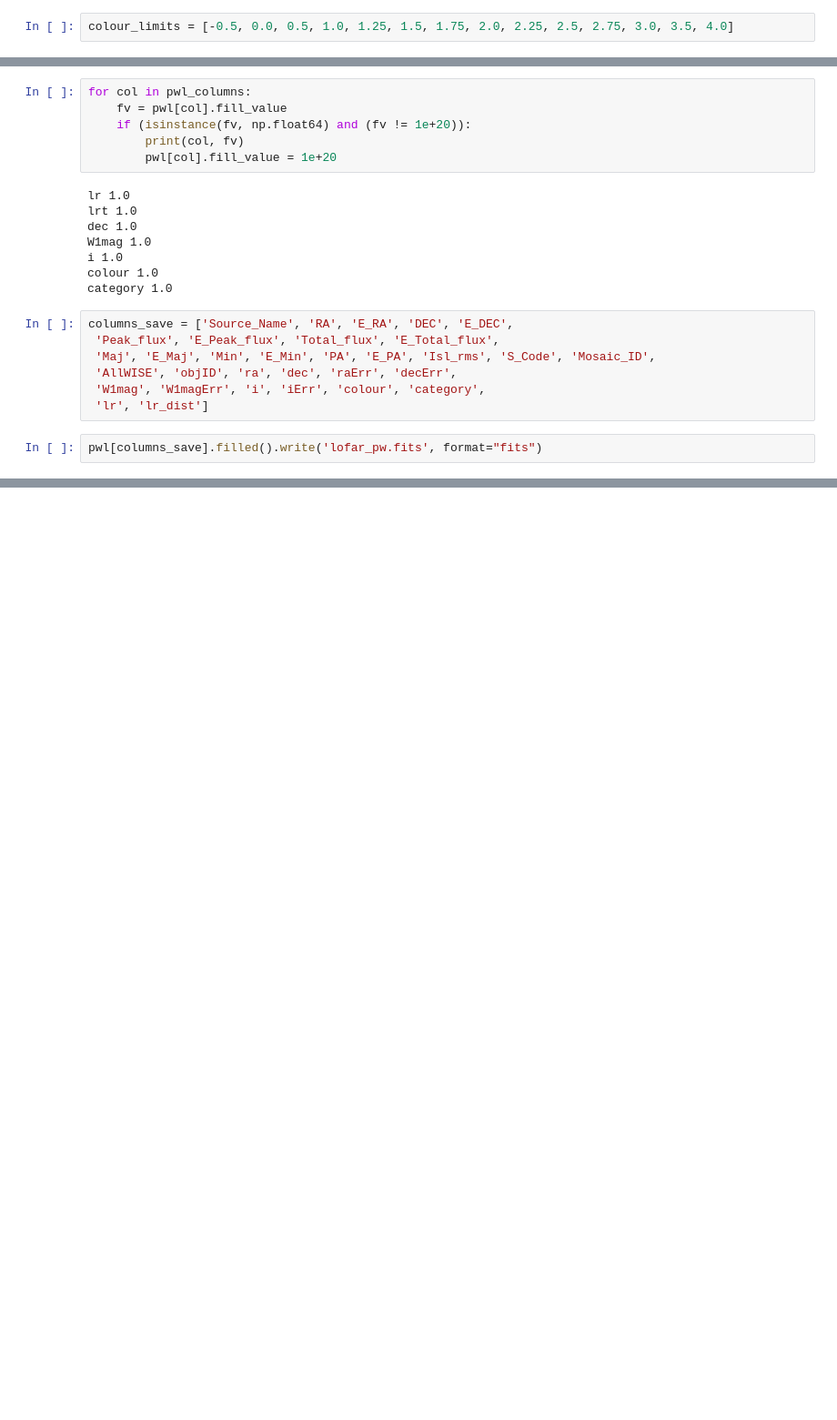
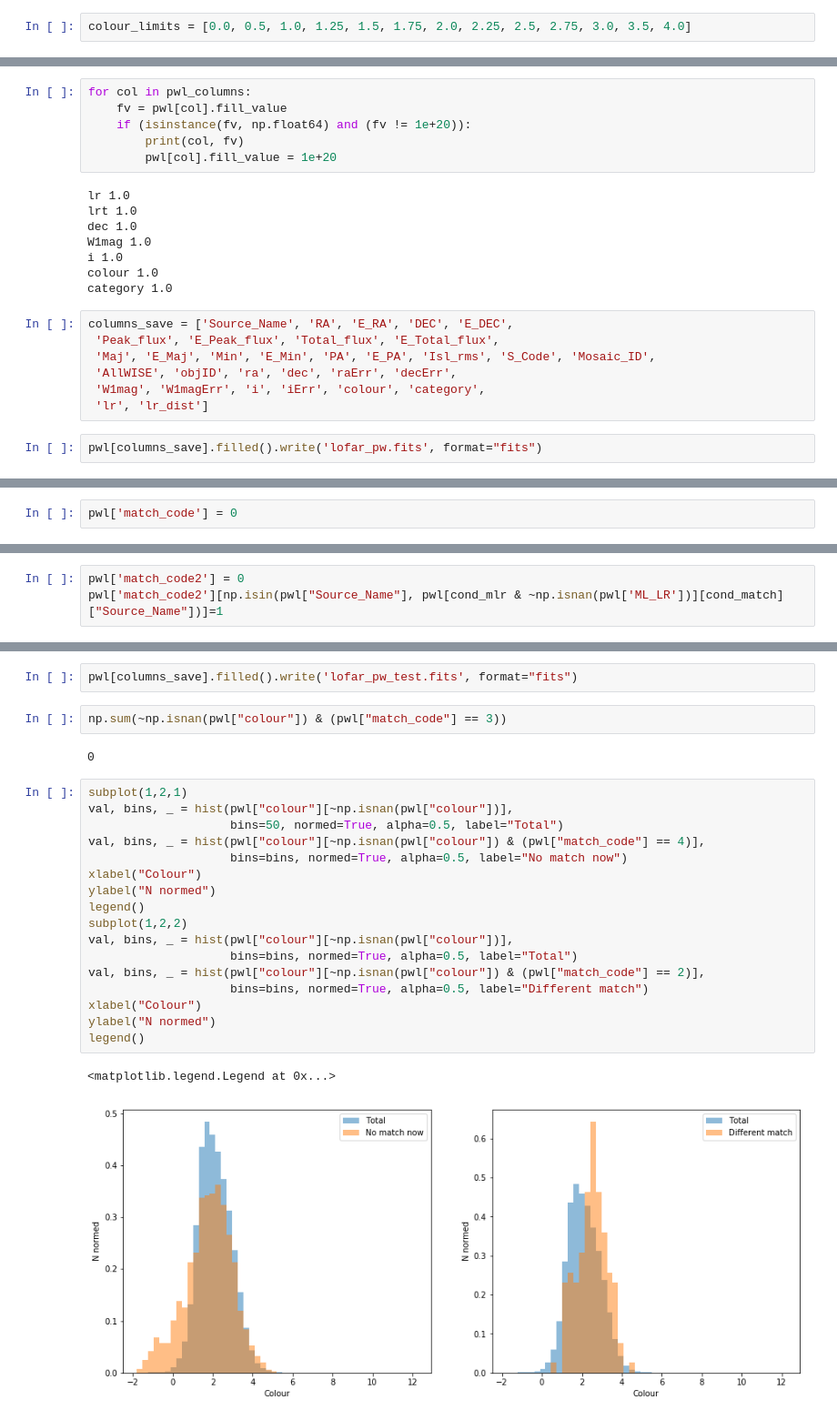
Before and after one commit to nudomarinero/mltier1, a Jupyter notebook: Match_LOFAR_combined_final.ipynb, the cells around one changed output, grey strips where cells are left out. Shown at 91% size. Cells and saved outputs as stored; diff of their text form; blank space fills up the shorter version.

Commit message:
Show changes and cross-match with new params

```diff
--- a/Match_LOFAR_combined_final.ipynb
+++ b/Match_LOFAR_combined_final.ipynb
@@ -154,7 +154,7 @@ With W1  -  13219688
 
 The colour categories will be used after the first ML match
 # %%
-colour_limits = [-0.5, 0.0, 0.5, 1.0, 1.25, 1.5, 1.75, 2.0, 2.25, 2.5, 2.75, 3.0, 3.5, 4.0]
+colour_limits = [0.0, 0.5, 1.0, 1.25, 1.5, 1.75, 2.0, 2.25, 2.5, 2.75, 3.0, 3.5, 4.0]
 # %%
 # Start with the W1-only, i-only and "less than lower colour" bins
 colour_bin_def = [{"name":"only W1", "condition": combined_wise},
@@ -377,0 +493,2 @@ Changes in the matches
+# %%
+pwl['match_code'] = 0
@@ -377,0 +517,3 @@ Changes in the matches
+# %%
+pwl['match_code2'] = 0
+pwl['match_code2'][np.isin(pwl["Source_Name"], pwl[cond_mlr & ~np.isnan(pwl['ML_LR'])][cond_match]["Source_Name"])]=1
@@ -377,0 +560,26 @@ Changes in the matches
+# %%
+pwl[columns_save].filled().write('lofar_pw_test.fits', format="fits")
+# %%
+np.sum(~np.isnan(pwl["colour"]) & (pwl["match_code"] == 3))
+# %% [output]
+0
+# %%
+subplot(1,2,1)
+val, bins, _ = hist(pwl["colour"][~np.isnan(pwl["colour"])],
+                    bins=50, normed=True, alpha=0.5, label="Total")
+val, bins, _ = hist(pwl["colour"][~np.isnan(pwl["colour"]) & (pwl["match_code"] == 4)],
+                    bins=bins, normed=True, alpha=0.5, label="No match now")
+xlabel("Colour")
+ylabel("N normed")
+legend()
+subplot(1,2,2)
+val, bins, _ = hist(pwl["colour"][~np.isnan(pwl["colour"])],
+                    bins=bins, normed=True, alpha=0.5, label="Total")
+val, bins, _ = hist(pwl["colour"][~np.isnan(pwl["colour"]) & (pwl["match_code"] == 2)],
+                    bins=bins, normed=True, alpha=0.5, label="Different match")
+xlabel("Colour")
+ylabel("N normed")
+legend()
+# %% [output]
+<matplotlib.legend.Legend at 0x...>
+[figure, added]
```
Also changed, not shown: parts of 51 cells of this notebook.
